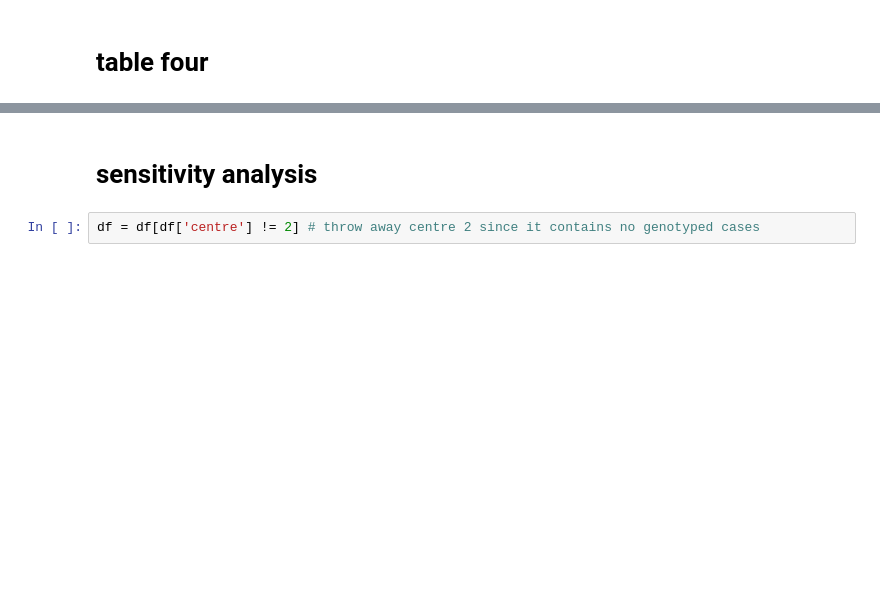
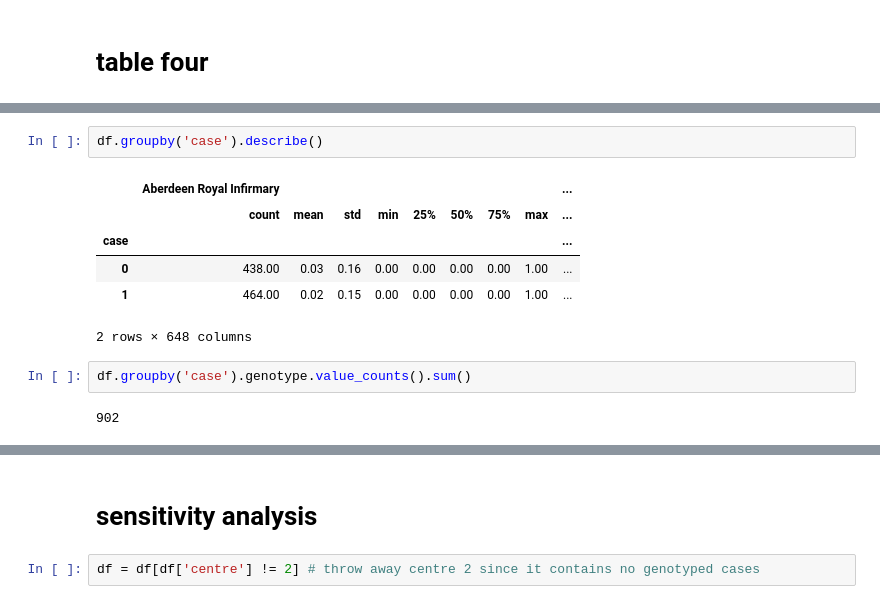
Before and after one commit to drcjar/ipfjes, a Jupyter notebook: notebooks/8. ipfjes_paper_analysis.ipynb, the cells around one changed output, grey strips where cells are left out. Saved outputs shown, nothing was run; the diff lists cells and outputs as text; blank space fills up the shorter version.

```diff
--- a/notebooks/8. ipfjes_paper_analysis.ipynb
+++ b/notebooks/8. ipfjes_paper_analysis.ipynb
@@ -495,0 +506,13 @@ See the caveats in the documentation: http://pandas.pydata.org/pandas-docs/stabl
+# %%
+df.groupby('case').describe()
+# %% [output]
+|  | Aberdeen Royal Infirmary |  |  |  |  |  |  |  | ... |
+|  | count | mean | std | min | 25% | 50% | 75% | max | ... |
+| case |  |  |  |  |  |  |  |  | ... |
+| 0 | 438.00 | 0.03 | 0.16 | 0.00 | 0.00 | 0.00 | 0.00 | 1.00 | ... |
+| 1 | 464.00 | 0.02 | 0.15 | 0.00 | 0.00 | 0.00 | 0.00 | 1.00 | ... |
+2 rows × 648 columns
+# %%
+df.groupby('case').genotype.value_counts().sum()
+# %% [output]
+902
```
Also changed, not shown: parts of 55 cells of this notebook, 2 other files.
